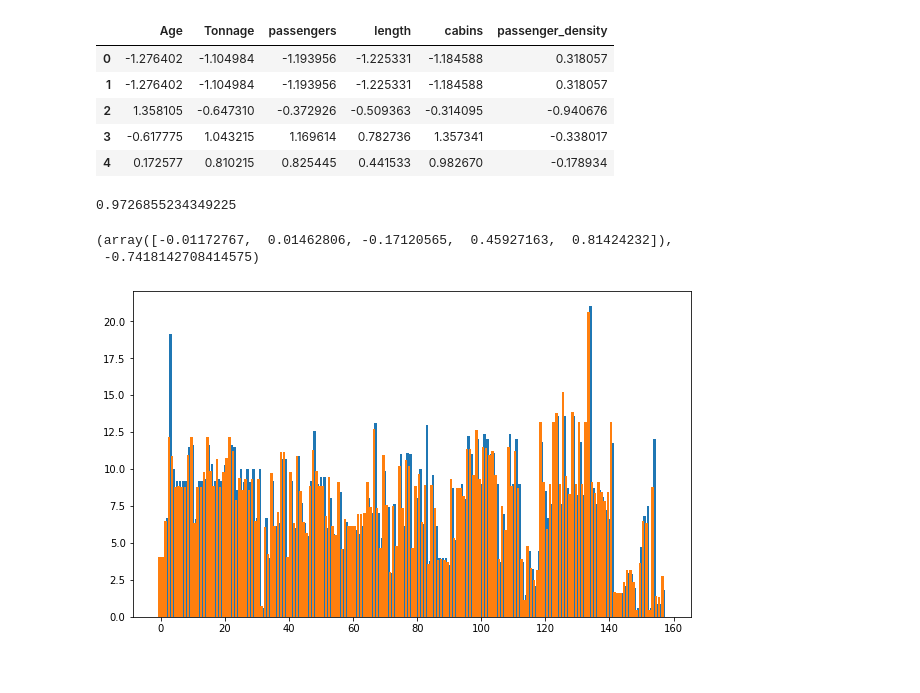
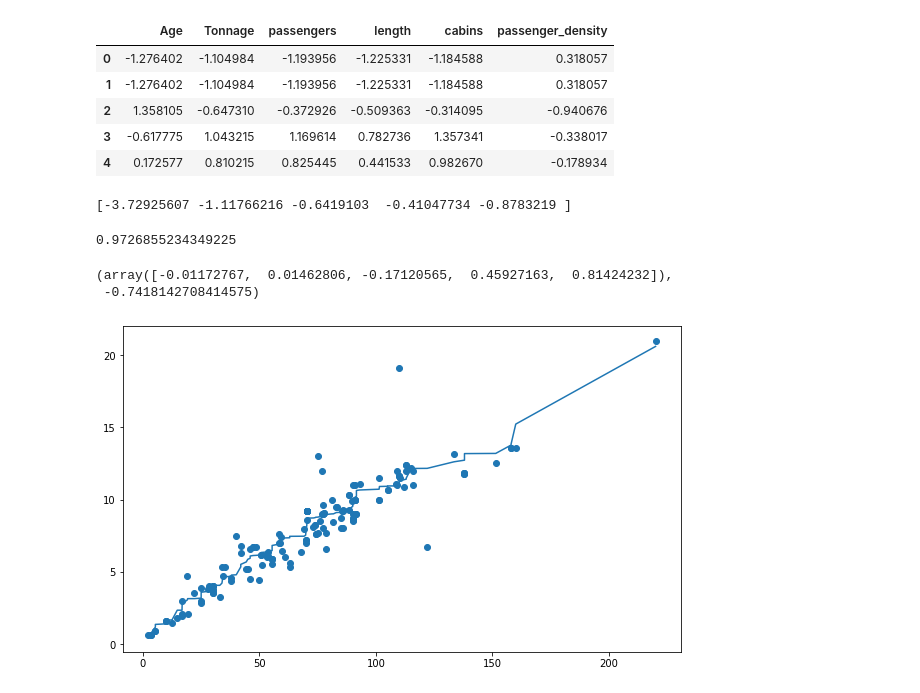
Before and after one commit to sam-thurman/cruise_ship, a Jupyter notebook: exploratory_lr.ipynb, the cells around one changed output. Drawn from its saved outputs; the diff is of its cells as text; code cells hidden in the pictures.

Commit message:
prediciton visualizations, cross vals on lr, rf and ensemble for mse

```diff
--- a/exploratory_lr.ipynb
+++ b/exploratory_lr.ipynb
@@ -63,10 +63,12 @@ X.head()
 X_train, X_test, y_train, y_test = train_test_split(X_small, y, test_size=0.33, random_state=41)
 # %%
 lr = LinearRegression()
+print(cross_val_score(lr,X_train,y_train,scoring='neg_mean_squared_error'))
 lr.fit(X_train,y_train)
 lr.score(X_test, y_test)
 # %% [output]
-0.9726855234349225
+[-3.72925607 -1.11766216 -0.6419103  -0.41047734 -0.8783219 ]
+0.9726855234349225
 # %%
 lr.coef_, lr.intercept_
 # %% [output]
@@ -76,7 +78,7 @@ lr.coef_, lr.intercept_
 y_pred = lr.predict(X_small)
 # %%
 fig, ax = plt.subplots(figsize=(10,6))
-ax = plt.bar(X_small.index,y)
-ax = plt.bar(X_small.index-.5, y_pred)
+ax = plt.scatter(X_small.Tonnage,y)
+ax = plt.plot(np.sort(X_small.Tonnage), np.sort(y_pred))
 # %% [output]
-[figure, old version]
+[figure, new version]
```
Also changed, not shown: 2 other files.
